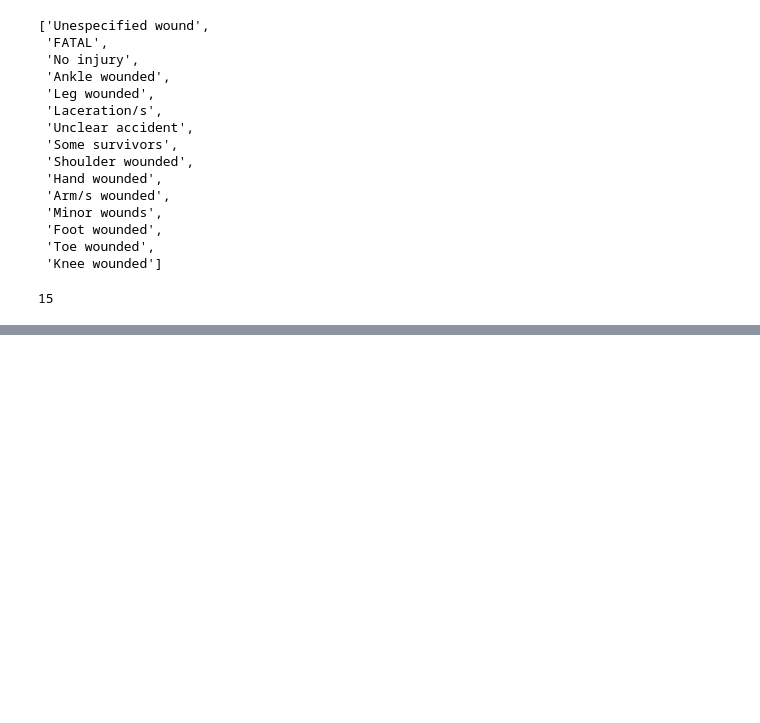
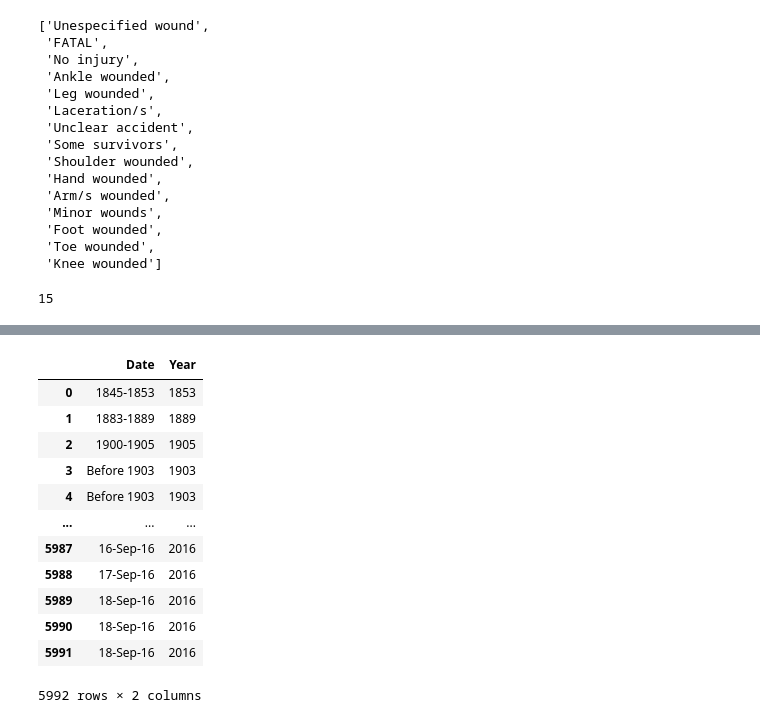
Before and after one commit to GerardDD/PR02-project-pandas, a Jupyter notebook: data/Project-02.ipynb, the cells around one changed output, grey strips where cells are left out. Drawn from its saved outputs; the diff is of its cells as text; code cells hidden in the pictures; blank space fills up the shorter version.

```diff
--- a/data/Project-02.ipynb
+++ b/data/Project-02.ipynb
@@ -1034,0 +1105,29 @@ len(injury_list)
+# %%
+# para dejar poder analizar mejor
+# dejaremos valores fijos en la medida de lo posible
+year_pattern_end = re.compile('(\w\d*$)')
+
+#vemos las fechas que terminen en un año
+# si la columna year está vacia la rellenamos con dicho valor
+for i in shark_df[shark_df['Year'] == 0].index:
+    if len(year_pattern_end.findall(shark_df.loc[i,'Date'])) > 0:
+        try:
+            shark_df.loc[i,'Year'] = int(year_pattern_end.findall(shark_df.loc[i,'Date'])[0])
+        except:
+            pass
+# %%
+shark_df[['Date','Year']]
+# %% [output]
+|  | Date | Year |
+| 0 | 1845-1853 | 1853 |
+| 1 | 1883-1889 | 1889 |
+| 2 | 1900-1905 | 1905 |
+| 3 | Before 1903 | 1903 |
+| 4 | Before 1903 | 1903 |
+| ... | ... | ... |
+| 5987 | 16-Sep-16 | 2016 |
+| 5988 | 17-Sep-16 | 2016 |
+| 5989 | 18-Sep-16 | 2016 |
+| 5990 | 18-Sep-16 | 2016 |
+| 5991 | 18-Sep-16 | 2016 |
+5992 rows × 2 columns
```
Also changed, not shown: parts of 10 cells of this notebook.
